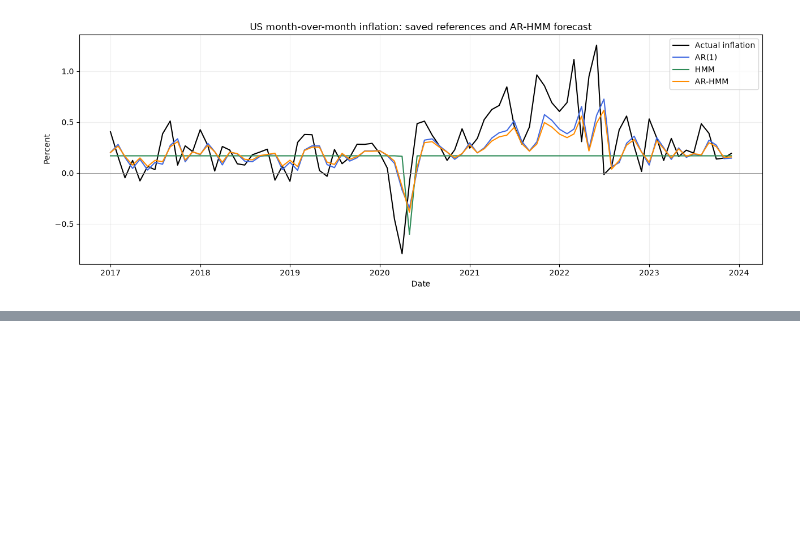
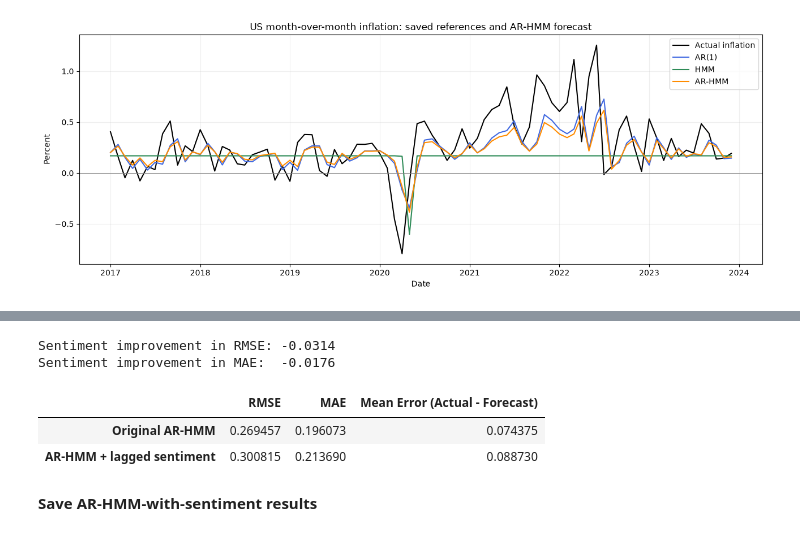
Before and after one commit to zahra-ynp/Thesis, a Jupyter notebook: modelling/notebooks/learning/05_AR_HMM.ipynb, the cells around one changed output, grey strips where cells are left out. Drawn from its saved outputs; the diff is of its cells as text; code cells hidden in the pictures; blank space fills up the shorter version.

```diff
--- a/modelling/notebooks/learning/05_AR_HMM.ipynb
+++ b/modelling/notebooks/learning/05_AR_HMM.ipynb
@@ -355,0 +522,36 @@ plt.show()
+# %%
+baseline_errors = (
+    sentiment_test['Inflation_MoM']
+    - sentiment_test['Forecast_ARHMM']
+)
+sentiment_errors = (
+    sentiment_test['Inflation_MoM']
+    - sentiment_test['Forecast_ARHMM_Sentiment']
+)
+
+baseline_rmse = np.sqrt(np.mean(baseline_errors ** 2))
+baseline_mae = np.mean(np.abs(baseline_errors))
+baseline_mean_error = np.mean(baseline_errors)
+sentiment_rmse = np.sqrt(np.mean(sentiment_errors ** 2))
+sentiment_mae = np.mean(np.abs(sentiment_errors))
+sentiment_mean_error = np.mean(sentiment_errors)
+
+sentiment_metric_comparison = pd.DataFrame({
+    'RMSE': [baseline_rmse, sentiment_rmse],
+    'MAE': [baseline_mae, sentiment_mae],
+    'Mean Error (Actual - Forecast)': [
+        baseline_mean_error, sentiment_mean_error
+    ],
+}, index=['Original AR-HMM', 'AR-HMM + lagged sentiment'])
+
+print(f'Sentiment improvement in RMSE: {baseline_rmse - sentiment_rmse:.4f}')
+print(f'Sentiment improvement in MAE:  {baseline_mae - sentiment_mae:.4f}')
+sentiment_metric_comparison
+# %% [output]
+Sentiment improvement in RMSE: -0.0314
+Sentiment improvement in MAE:  -0.0176
+|  | RMSE | MAE | Mean Error (Actual - Forecast) |
+| Original AR-HMM | 0.269457 | 0.196073 | 0.074375 |
+| AR-HMM + lagged sentiment | 0.300815 | 0.213690 | 0.088730 |
+# %% [markdown]
+**Save AR-HMM-with-sentiment results**
```
Also changed, not shown: parts of 12 cells of this notebook, 3 other files.
